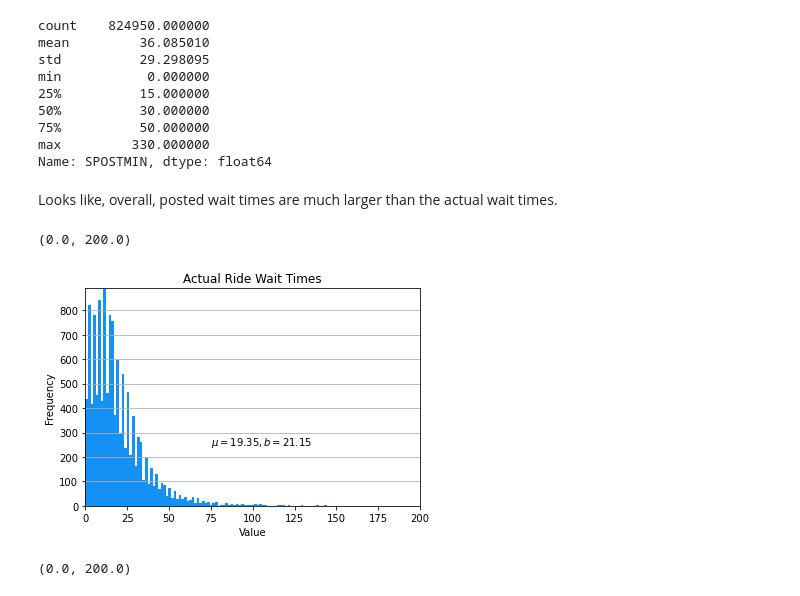
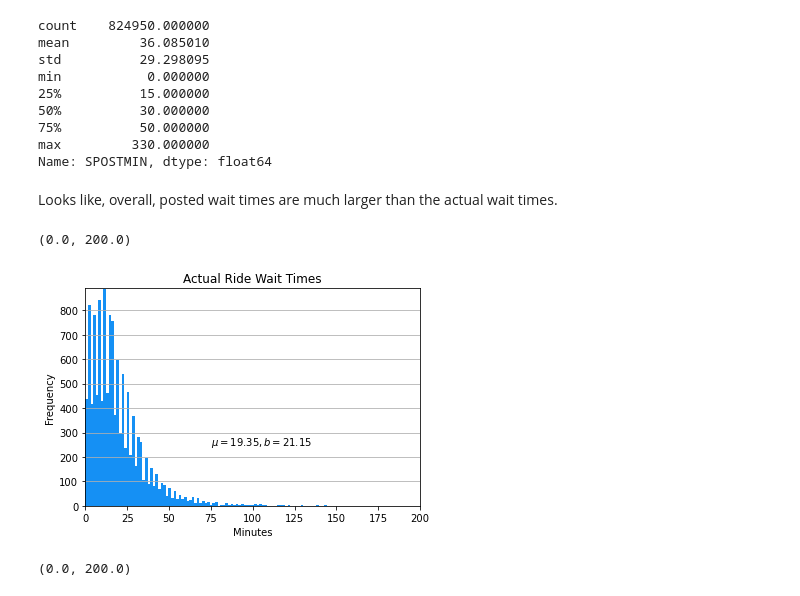
Before and after one commit to DisneyWorldWaitTimes/WaitTimeExplorationAndPrediction, a Jupyter notebook: notebooks/Exploratory Data Analysis.ipynb, the cells around one changed output. Drawn from its saved outputs; the diff is of its cells as text; code cells hidden in the pictures.

```diff
--- a/notebooks/Exploratory Data Analysis.ipynb
+++ b/notebooks/Exploratory Data Analysis.ipynb
@@ -57,25 +57,25 @@ min           0.000000
 75%          50.000000
 max         330.000000
 Name: SPOSTMIN, dtype: float64
-# %% [markdown]
-Looks like, overall, posted wait times are much larger than the actual wait times.
+# %% [markdown]
+Looks like, overall, posted wait times are much larger than the actual wait times.
 # %%
-actual_wait_times = rideData2018_waits['SACTMIN']
+actual_wait_times = rideData2018_waits['SACTMIN'] #'SACTMIN' is Actual Wait Time
 # color = the blue of Cinderella's dress
 n, bins, patches = plt.hist(x=actual_wait_times, bins='auto', color = '#1590f4')
 plt.grid(axis='y')
-plt.xlabel('Value')
+plt.xlabel('Minutes')
 plt.ylabel('Frequency')
 plt.title('Actual Ride Wait Times')
 plt.text(75, 250, r'$\mu=19.35, b=21.15$')
 maxfreq = n.max()
 
 plt.ylim(ymax=np.ceil(maxfreq / 10) * 10 if maxfreq % 10 else maxfreq + 10)
 # limiting the x axis for visibility
 plt.xlim(xmin = 0, xmax = 200)
 # %% [output]
 (0.0, 200.0)
-[figure, old version]
+[figure, new version]
 # %%
 posted_wait_times = rideData2018_waits['SPOSTMIN']
 # color = the blue of Cinderella's dress
```
Also changed, not shown: parts of 42 cells of this notebook.
